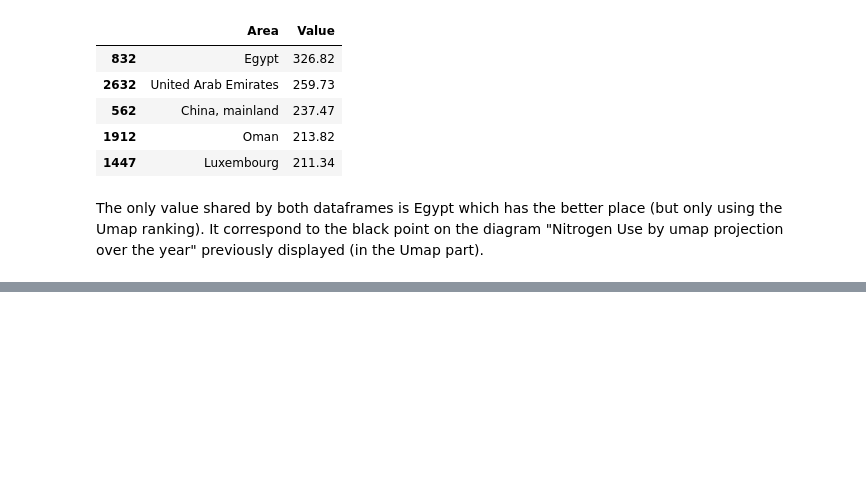
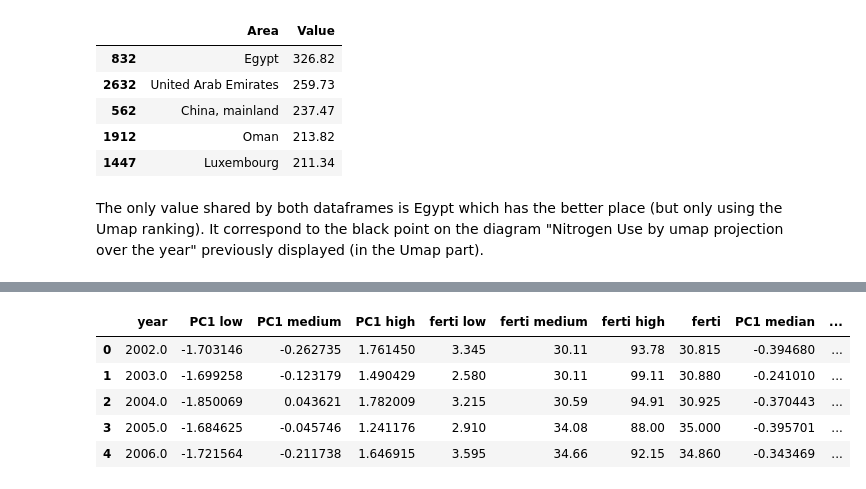
Before and after one commit to amara-slaymaker/ada_project-ada_nakamura, a Jupyter notebook: analysis_efficiency_over_year.ipynb, the cells around one changed output, grey strips where cells are left out. Drawn from its saved outputs; the diff is of its cells as text; code cells hidden in the pictures; blank space fills up the shorter version.

```diff
--- a/analysis_efficiency_over_year.ipynb
+++ b/analysis_efficiency_over_year.ipynb
@@ -1138,0 +1405,9 @@ The only value shared by both dataframes is Egypt which has the better place (bu
+# %%
+evolution_ferti.head()
+# %% [output]
+|  | year | PC1 low | PC1 medium | PC1 high | ferti low | ferti medium | ferti high | ferti | PC1 median | ... |
+| 0 | 2002.0 | -1.703146 | -0.262735 | 1.761450 | 3.345 | 30.11 | 93.78 | 30.815 | -0.394680 | ... |
+| 1 | 2003.0 | -1.699258 | -0.123179 | 1.490429 | 2.580 | 30.11 | 99.11 | 30.880 | -0.241010 | ... |
+| 2 | 2004.0 | -1.850069 | 0.043621 | 1.782009 | 3.215 | 30.59 | 94.91 | 30.925 | -0.370443 | ... |
+| 3 | 2005.0 | -1.684625 | -0.045746 | 1.241176 | 2.910 | 34.08 | 88.00 | 35.000 | -0.395701 | ... |
+| 4 | 2006.0 | -1.721564 | -0.211738 | 1.646915 | 3.595 | 34.66 | 92.15 | 34.860 | -0.343469 | ... |
```
Also changed, not shown: parts of 43 cells of this notebook, 1 other file.
